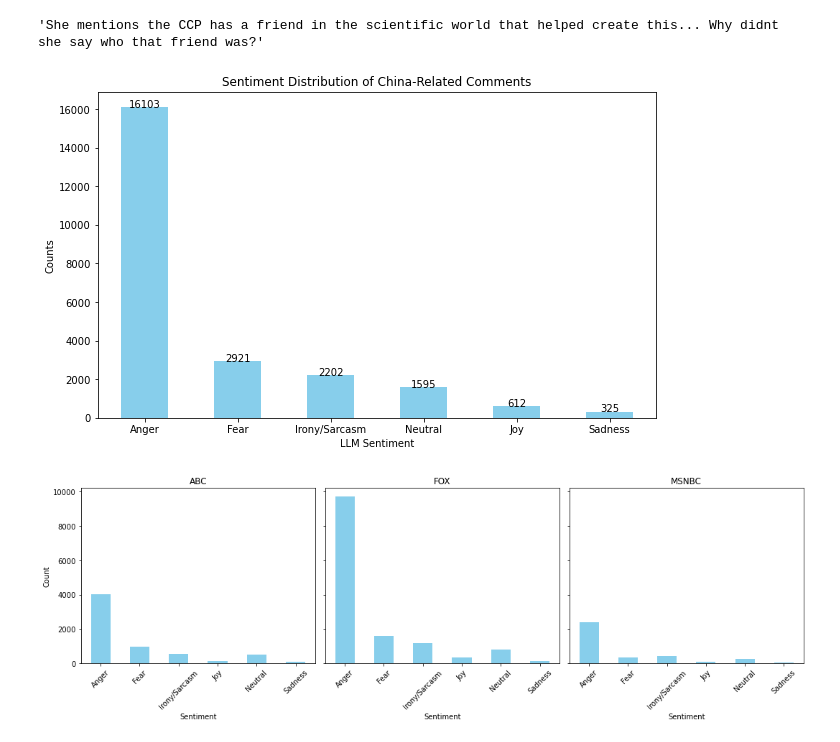
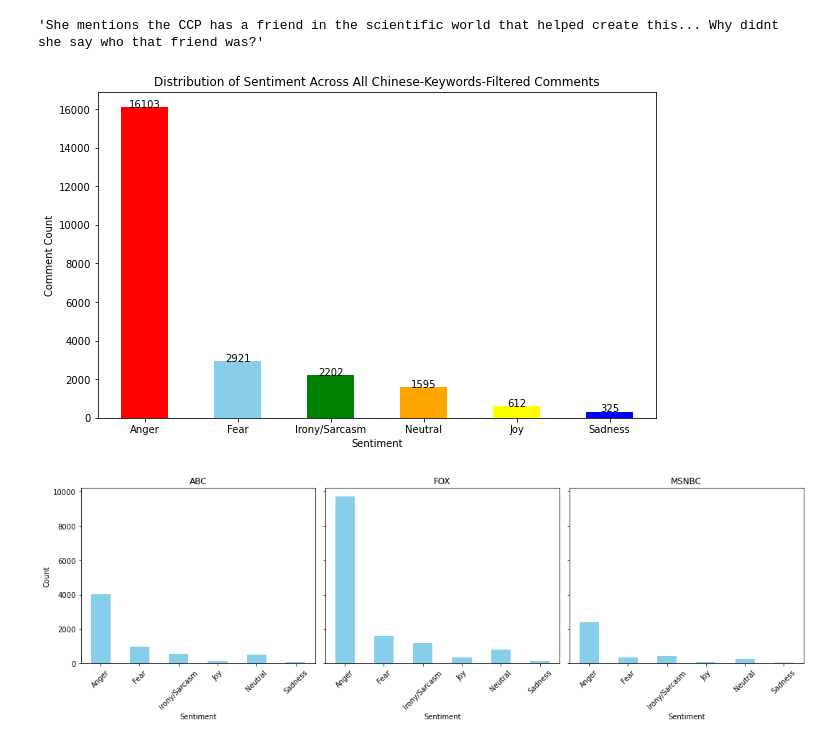
Before and after one commit to yuzhouw313/thesis_clean, a Jupyter notebook: Analysis/content_analysis.ipynb, the cells around one changed output. Cells and saved outputs as stored; diff of their text form; code cells hidden in the pictures.

```diff
--- a/Analysis/content_analysis.ipynb
+++ b/Analysis/content_analysis.ipynb
@@ -698,18 +698,19 @@ china_sentiment.loc[13687, 'LLM Sentiment'] = 'Neutral'
 china_sentiment.loc[14934, 'LLM Sentiment'] = 'Neutral'
 # %%
 sentiment_counts = china_sentiment['LLM Sentiment'].value_counts()
+
 plt.figure(figsize=(10, 6))
-sentiment_counts.plot(kind='bar', color='skyblue')
-ax = sentiment_counts.plot(kind='bar', color='skyblue')
-plt.title('Sentiment Distribution of China-Related Comments')
-plt.xlabel('LLM Sentiment')
-plt.ylabel('Counts')
+colors = ['red', 'skyblue', 'green', 'orange', 'yellow', 'blue']
+ax = sentiment_counts.plot(kind='bar', color=colors)
+plt.title('Distribution of Sentiment Across All Chinese-Keywords-Filtered Comments')
+plt.xlabel('Sentiment')
+plt.ylabel('Comment Count')
 plt.xticks(rotation=0)
 for i, v in enumerate(sentiment_counts):
     ax.text(i, v + 0.2, str(v), color='black', ha='center')
 plt.show()
 # %% [output]
-[figure, old version]
+[figure, new version]
 # %%
 grouped_data = china_sentiment.groupby('Channel')['LLM Sentiment'].value_counts().unstack(fill_value=0)
 
```
Also changed, not shown: parts of 3 cells of this notebook, 1 other file.
